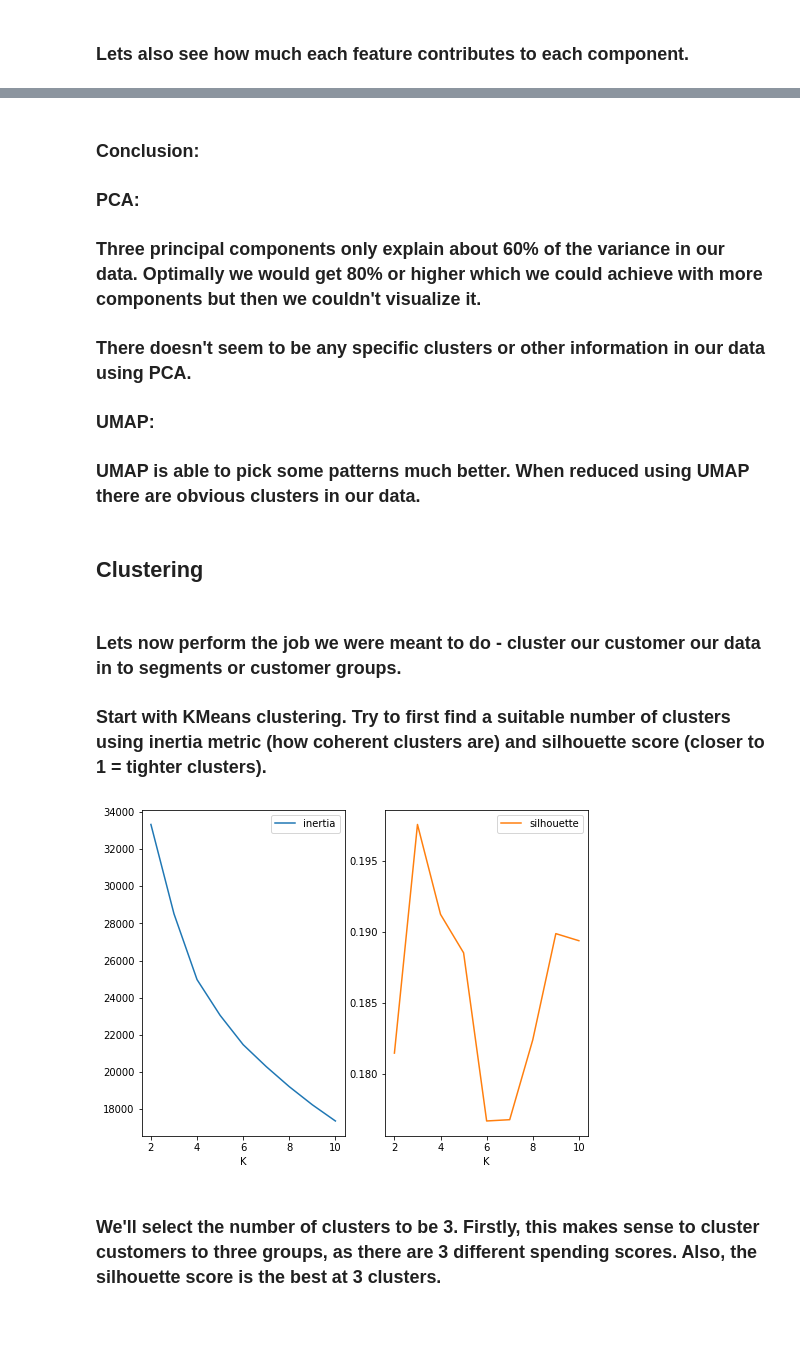
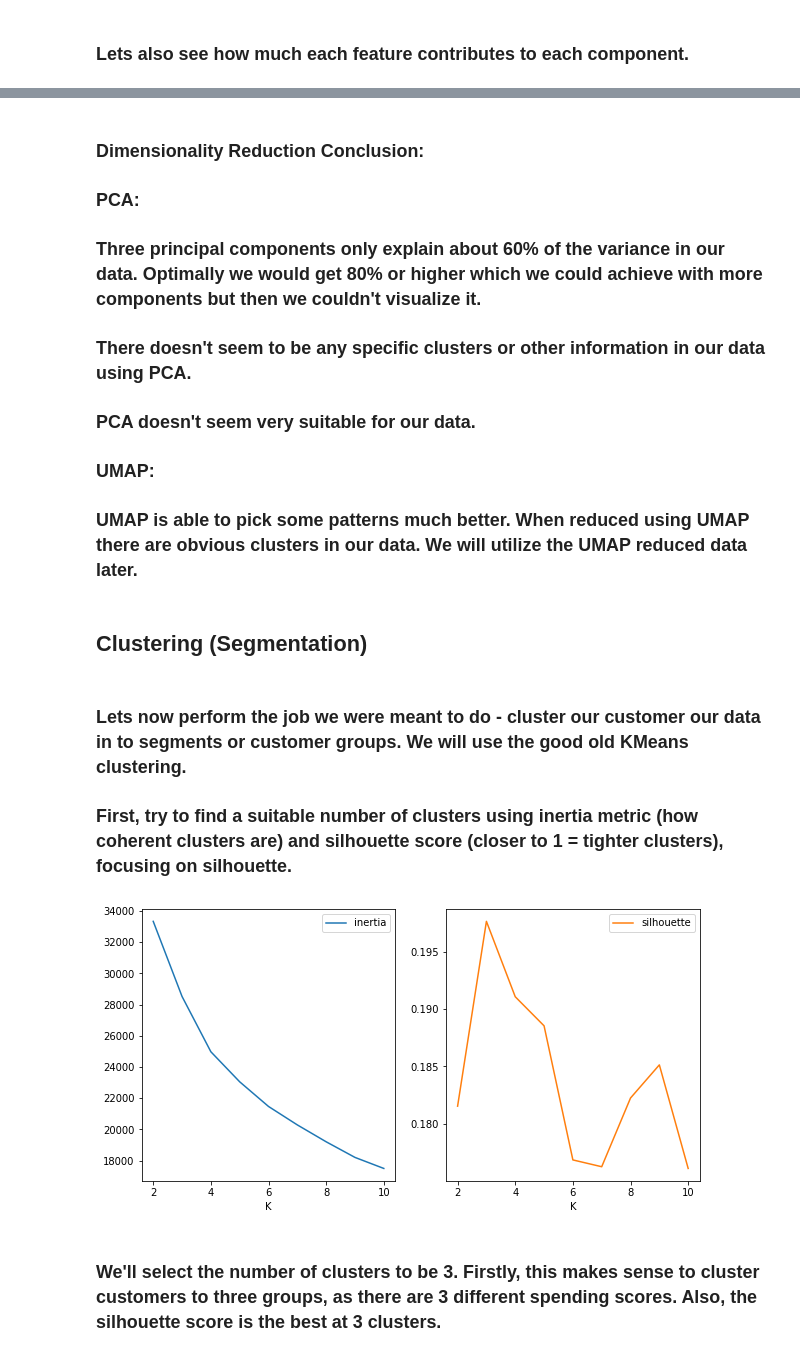
Before and after one commit to SanteriSuomi/Kaggle, a Jupyter notebook: CustomerSegmentation/CustomerSegmentation.ipynb, the cells around one changed output, grey strips where cells are left out. Drawn from its saved outputs; the diff is of its cells as text; code cells hidden in the pictures; blank space fills up the shorter version.

Commit message:
update customersegmentation notebook

```diff
--- a/CustomerSegmentation/CustomerSegmentation.ipynb
+++ b/CustomerSegmentation/CustomerSegmentation.ipynb
@@ -141,6 +143,6 @@ def clean_col_name(name):
     return name.strip().lower().replace(" ", "_")
 # %%
-data.rename(columns={"Var_1" : "customer_category"}, inplace=True) # Rename Var_1 to "(anomymous) customer category"
+data.rename(columns={"Var_1" : "anon_cust_cat"}, inplace=True) # Rename Var_1 to "anomymous customer category"
 data.rename(columns=clean_col_name, inplace=True)
 data.head()
 # %% [output]
@@ -318,28 +318,30 @@ data_umap = draw_umap(n_neighbors=30, min_dist=0.05, n_components=3)
 # %% [markdown]
-### Conclusion:
+### Dimensionality Reduction Conclusion:
 ### PCA:
 ### Three principal components only explain about 60% of the variance in our data. Optimally we would get 80% or higher which we could achieve with more components but then we couldn't visualize it.
 ### There doesn't seem to be any specific clusters or other information in our data using PCA.
+### PCA doesn't seem very suitable for our data.
+
 ### UMAP:
-### UMAP is able to pick some patterns much better. When reduced using UMAP there are obvious clusters in our data.
+### UMAP is able to pick some patterns much better. When reduced using UMAP there are obvious clusters in our data. We will utilize the UMAP reduced data later.
 # %% [markdown]
-## Clustering
+## Clustering (Segmentation)
 # %% [markdown]
-### Lets now perform the job we were meant to do - cluster our customer our data in to segments or customer groups.
-### Start with KMeans clustering. Try to first find a suitable number of clusters using inertia metric (how coherent clusters are) and silhouette score (closer to 1 = tighter clusters).
+### Lets now perform the job we were meant to do - cluster our customer our data in to segments or customer groups. We will use the good old KMeans clustering.
+### First, try to find a suitable number of clusters using inertia metric (how coherent clusters are) and silhouette score (closer to 1 = tighter clusters), focusing on silhouette.
 # %%
 inertias = []
-sil_scores = [] # Silhouette score
+sil_scores = [] # Silhouette scores
 k_vals = range(2, 11)
 for i in k_vals:
     km = KMeans(n_clusters=i)
     km.fit(data)
     inertias.append(km.inertia_)
     sil_scores.append(silhouette_score(data, km.labels_))
-fig, ax = plt.subplots(figsize=(8, 6))
+fig, ax = plt.subplots(figsize=(10, 5))
 _ = pd.DataFrame({"inertia" : inertias, "silhouette" : sil_scores, "K" : k_vals}).set_index("K").plot(ax=ax, subplots=True, layout=(1, 2))
 # %% [output]
-[figure, old version]
+[figure, new version]
 # %% [markdown]
 ### We'll select the number of clusters to be 3. Firstly, this makes sense to cluster customers to three groups, as there are 3 different spending scores. Also, the silhouette score is the best at 3 clusters.
 # %%
```
Also changed, not shown: parts of 28 cells of this notebook, 1 other file.
